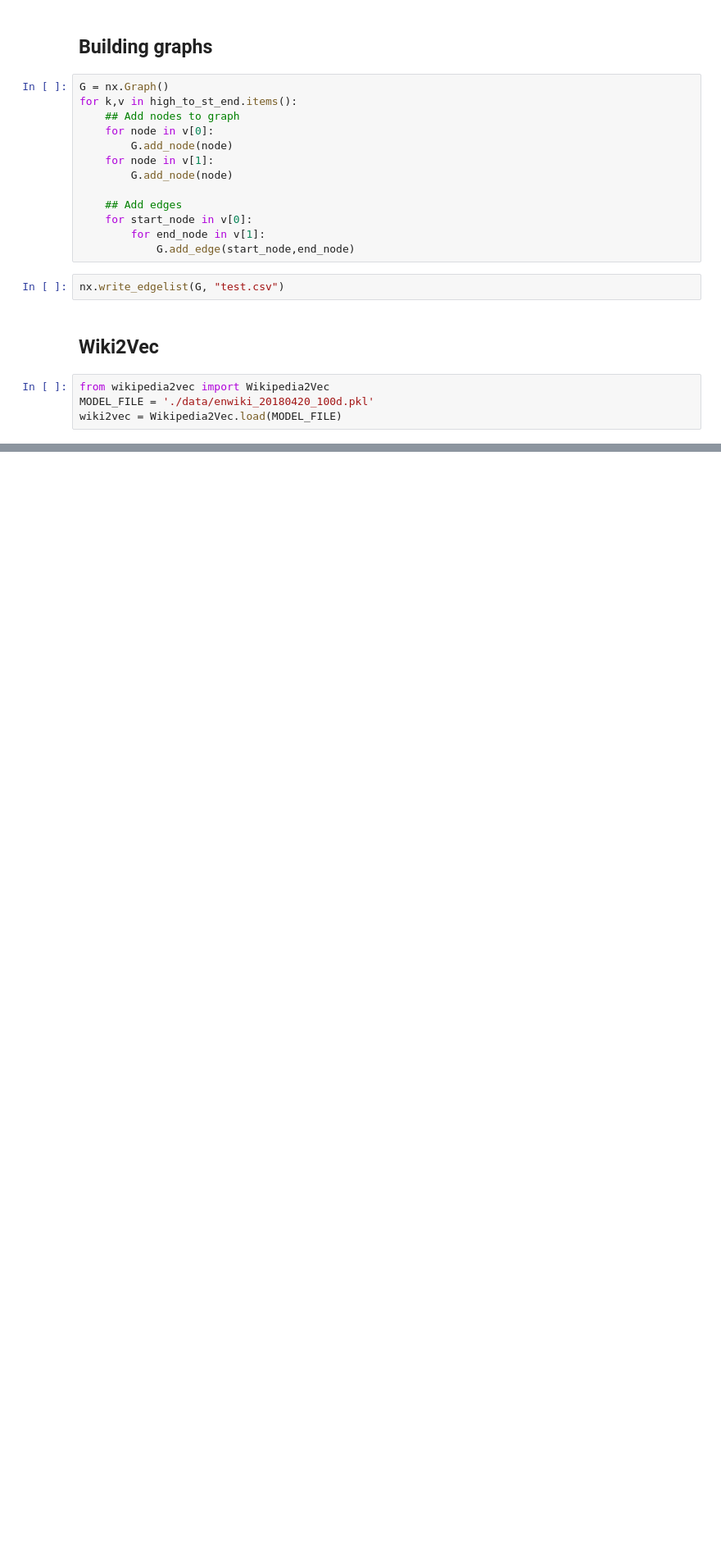
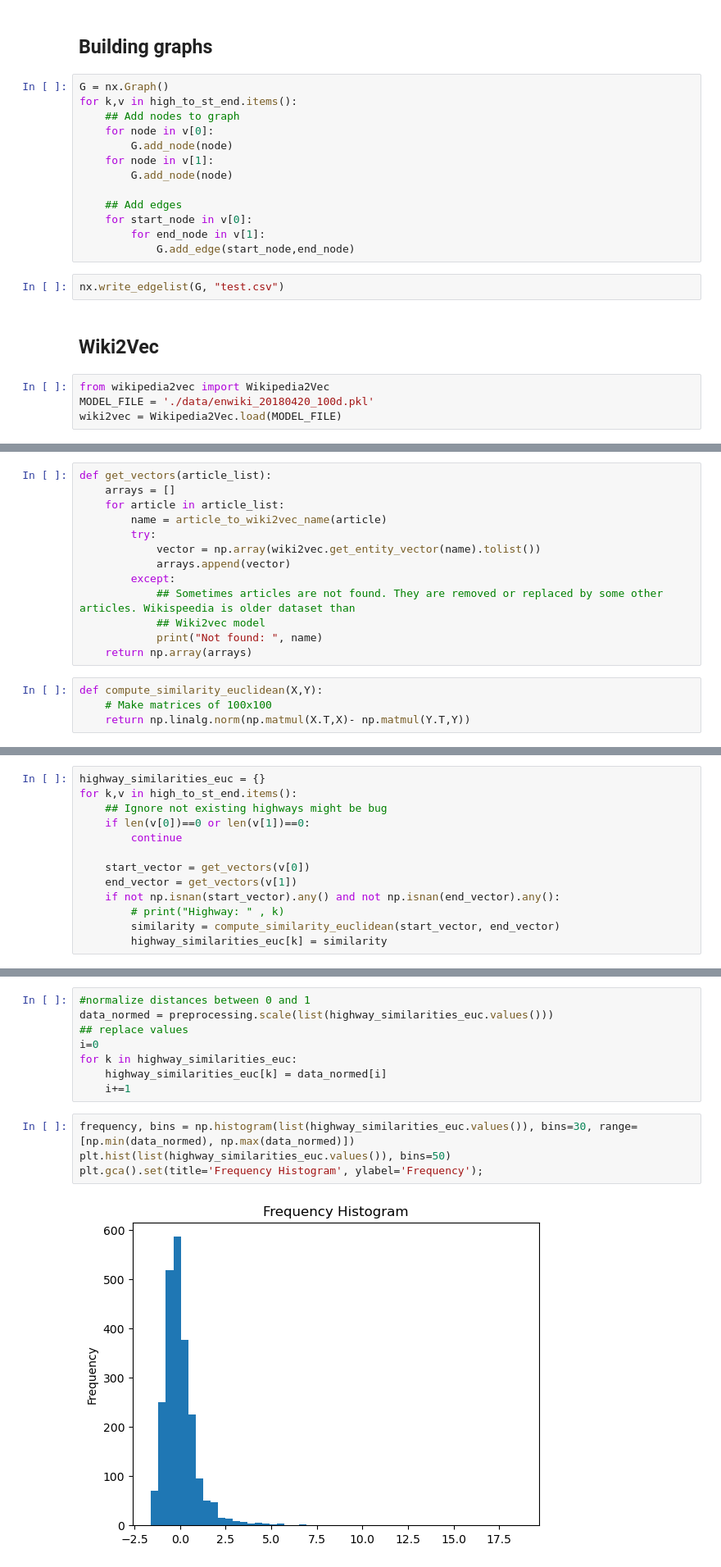
Before and after one commit to epfl-ada/ada-2022-project-hltw, a Jupyter notebook: P2.ipynb, the cells around one changed output, grey strips where cells are left out. Shown at 82% size. Saved outputs shown, nothing was run; the diff lists cells and outputs as text; blank space fills up the shorter version.

```diff
--- a/P2.ipynb
+++ b/P2.ipynb
@@ -822,0 +962,17 @@ memmap([-0.4730947 ,  1.1491817 , -0.0706116 , -0.63997996, -0.22249767,
+# %%
+def get_vectors(article_list):
+    arrays = []
+    for article in article_list:
+        name = article_to_wiki2vec_name(article)
+        try:
+            vector = np.array(wiki2vec.get_entity_vector(name).tolist())
+            arrays.append(vector)
+        except:
+            ## Sometimes articles are not found. They are removed or replaced by some other articles. Wikispeedia is older dataset than
+            ## Wiki2vec model
+            print("Not found: ", name)
+    return np.array(arrays)
+# %%
+def compute_similarity_euclidean(X,Y):
+    # Make matrices of 100x100
+    return np.linalg.norm(np.matmul(X.T,X)- np.matmul(Y.T,Y))
@@ -822,0 +985,13 @@ memmap([-0.4730947 ,  1.1491817 , -0.0706116 , -0.63997996, -0.22249767,
+# %%
+highway_similarities_euc = {}
+for k,v in high_to_st_end.items():
+    ## Ignore not existing highways might be bug
+    if len(v[0])==0 or len(v[1])==0:
+        continue
+
+    start_vector = get_vectors(v[0])
+    end_vector = get_vectors(v[1])
+    if not np.isnan(start_vector).any() and not np.isnan(end_vector).any():
+        # print("Highway: " , k)
+        similarity = compute_similarity_euclidean(start_vector, end_vector)
+        highway_similarities_euc[k] = similarity
@@ -822,0 +1016,14 @@ memmap([-0.4730947 ,  1.1491817 , -0.0706116 , -0.63997996, -0.22249767,
+# %%
+#normalize distances between 0 and 1
+data_normed = preprocessing.scale(list(highway_similarities_euc.values()))
+## replace values
+i=0
+for k in highway_similarities_euc:
+    highway_similarities_euc[k] = data_normed[i]
+    i+=1
+# %%
+frequency, bins = np.histogram(list(highway_similarities_euc.values()), bins=30, range=[np.min(data_normed), np.max(data_normed)])
+plt.hist(list(highway_similarities_euc.values()), bins=50)
+plt.gca().set(title='Frequency Histogram', ylabel='Frequency');
+# %% [output]
+[figure, added]
```
Also changed, not shown: parts of 20 cells of this notebook.
